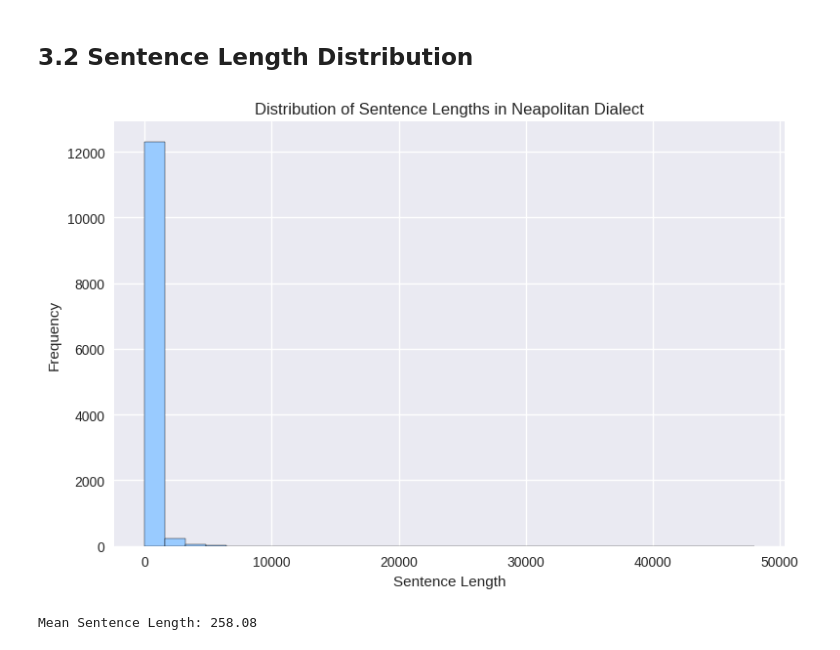
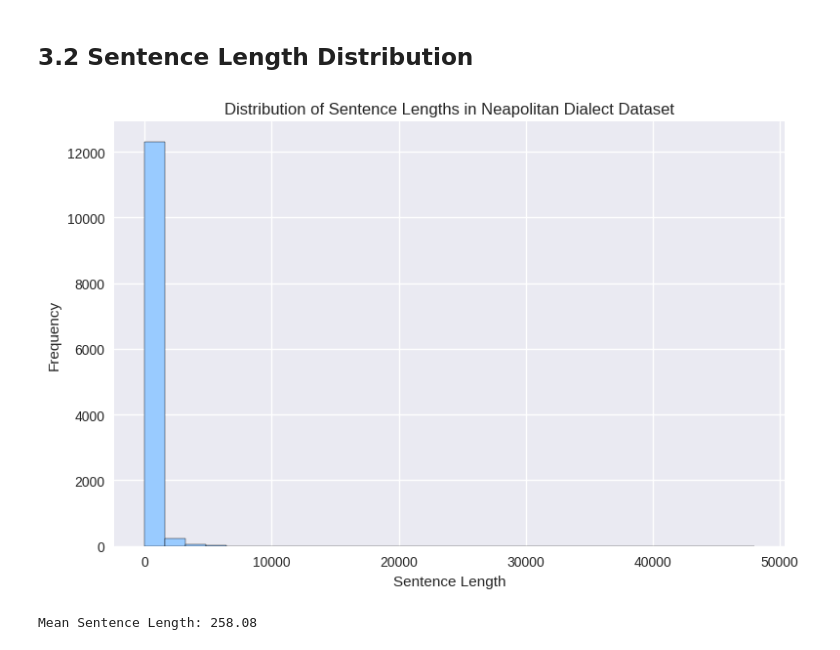
Before and after one commit to maryyyyna/Deep_Leaning_and_Applied_AI_Project, a Jupyter notebook: Data_Analysis.ipynb, the cells around one changed output. Saved outputs shown, nothing was run; the diff lists cells and outputs as text; code cells hidden in the pictures.

```diff
--- a/Data_Analysis.ipynb
+++ b/Data_Analysis.ipynb
@@ -160,7 +165,7 @@ df_data.to_csv('nap_dialects.csv', index=False, encoding='utf-8')
 ## 3.1 Words Distribution
 # %%
 # Load the Neapolitan dialect dataset
-final_dataset = load_dataset('csv', data_files = 'nap_dialects.csv', split = "train")
+final_dataset = load_dataset('csv', data_files = 'nap_dialect.csv', split = "train")
 final_dataset
 # %% [output]
 Dataset({
@@ -212,17 +217,17 @@ napule: 0.42%
 # %%
 # Compute sentence lengths
 df = pd.DataFrame(final_dataset, columns=['content'])
 lens = df['content'].apply(len)
 
 plt.hist(lens, bins = 30, color = "#99CBFF", edgecolor = "black")
-plt.title("Distribution of Sentence Lengths in Neapolitan Dialect")
+plt.title("Distribution of Sentence Lengths in Neapolitan Dialect Dataset")
 plt.xlabel("Sentence Length")
 plt.ylabel("Frequency")
 plt.style.use("seaborn")
 plt.tight_layout(rect=[0, 0, 1, 0.96])
 plt.show()
 # %% [output]
-[figure, old version]
+[figure, new version]
 # %%
 print(f"Mean Sentence Length: {lens.mean():.2f}")
 # %% [output]
```
Also changed, not shown: parts of 7 cells of this notebook, 1 other file.
